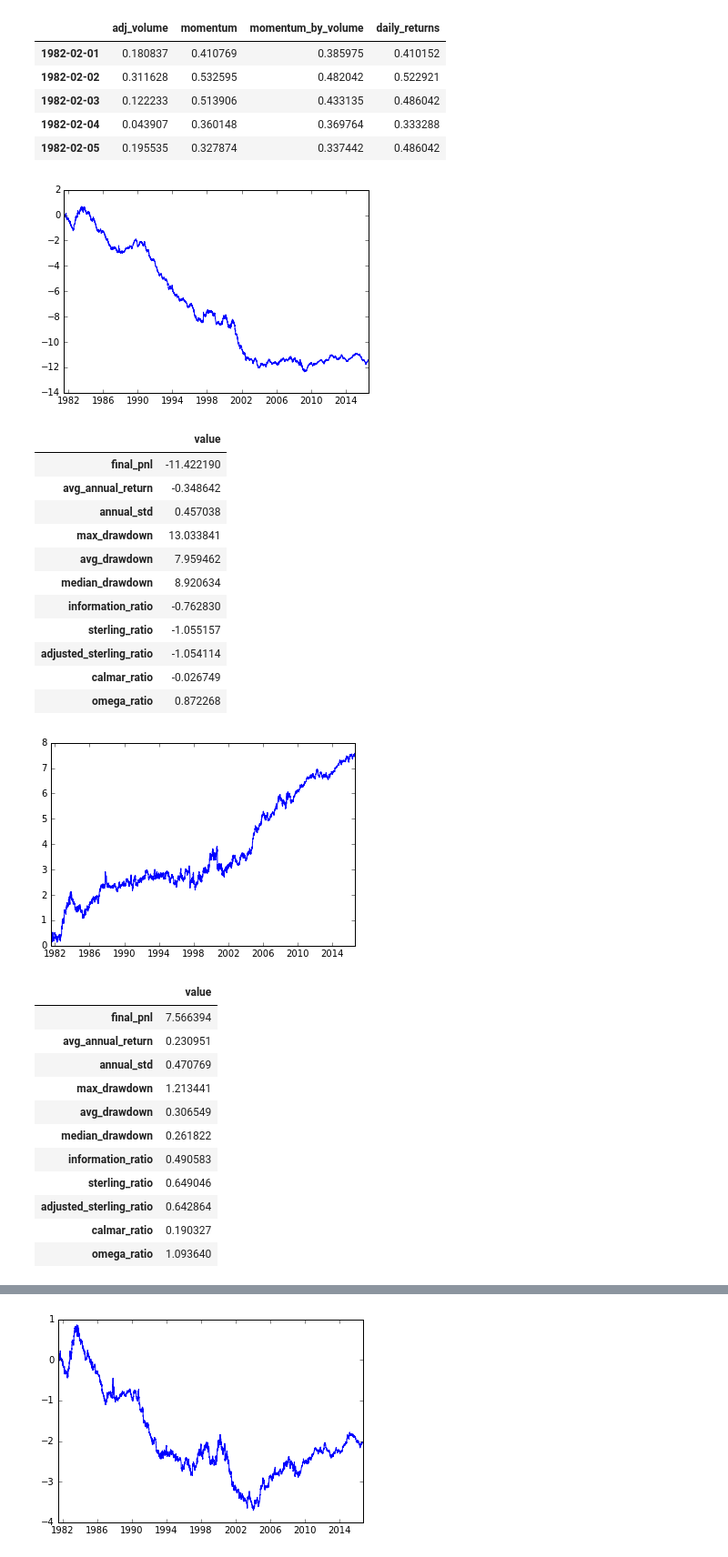
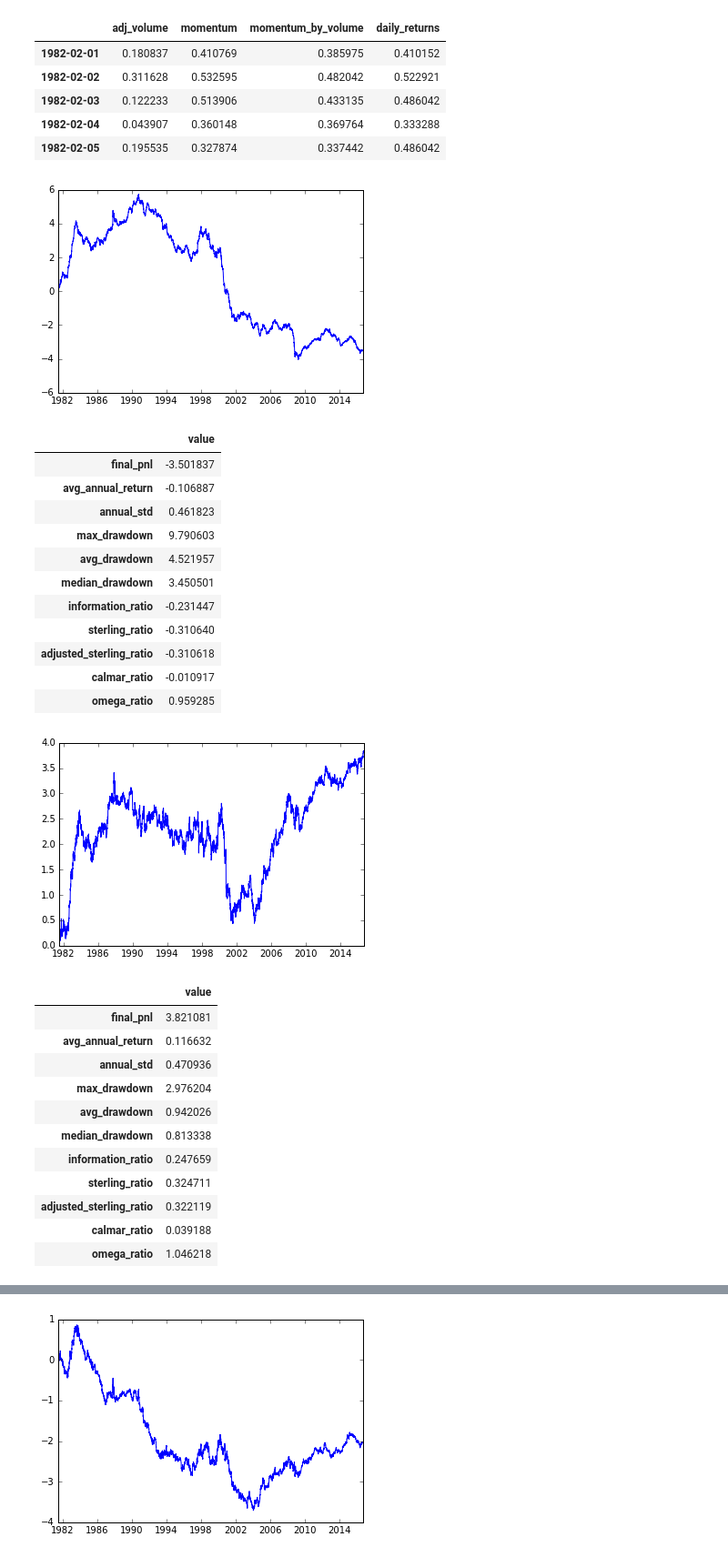
Before and after one commit to DannyZuko/machine-learning, a Jupyter notebook: projects/capstone/notebook.ipynb, the cells around one changed output, grey strips where cells are left out. Shown at 91% size. Cells and saved outputs as stored; diff of their text form; code cells hidden in the pictures.

```diff
--- a/projects/capstone/notebook.ipynb
+++ b/projects/capstone/notebook.ipynb
@@ -638,8 +638,8 @@ def evaluate(pnl):
 # %%
 # run logistic regression
 accuracy_lr, pnl_lr = run_model(linear_model.LogisticRegression(),
-                                X_trains,
-                                X_tests,
+                                scaled_X_trains,
+                                scaled_X_tests,
                                 labels)
 
 # plot graph of cumulative profits with logistic regression model
@@ -647,44 +647,44 @@ plt.plot(np.cumsum(pnl_lr))
 plt.show()
 display(evaluate(pnl_lr))
 # %% [output]
-[figure, old version]
+[figure, new version]
 |  | value |
-| final_pnl | -11.422190 |
-| avg_annual_return | -0.348642 |
-| annual_std | 0.457038 |
-| max_drawdown | 13.033841 |
-| avg_drawdown | 7.959462 |
-| median_drawdown | 8.920634 |
-| information_ratio | -0.762830 |
-| sterling_ratio | -1.055157 |
-| adjusted_sterling_ratio | -1.054114 |
-| calmar_ratio | -0.026749 |
-| omega_ratio | 0.872268 |
+| final_pnl | -3.501837 |
+| avg_annual_return | -0.106887 |
+| annual_std | 0.461823 |
+| max_drawdown | 9.790603 |
+| avg_drawdown | 4.521957 |
+| median_drawdown | 3.450501 |
+| information_ratio | -0.231447 |
+| sterling_ratio | -0.310640 |
+| adjusted_sterling_ratio | -0.310618 |
+| calmar_ratio | -0.010917 |
+| omega_ratio | 0.959285 |
 # %%
 # run support vector machines
 accuracy_svm, pnl_svm = run_model(svm.SVC(),
-                                  X_trains,
-                                  X_tests,
+                                  scaled_X_trains,
+                                  scaled_X_tests,
                                   labels)
 
 # plot graph of cumulative profits with support vector machine model
 plt.plot(np.cumsum(pnl_svm))
 plt.show()
 display(evaluate(pnl_svm))
 # %% [output]
-[figure, old version]
+[figure, new version]
 |  | value |
-| final_pnl | 7.566394 |
-| avg_annual_return | 0.230951 |
-| annual_std | 0.470769 |
-| max_drawdown | 1.213441 |
-| avg_drawdown | 0.306549 |
-| median_drawdown | 0.261822 |
-| information_ratio | 0.490583 |
-| sterling_ratio | 0.649046 |
-| adjusted_sterling_ratio | 0.642864 |
-| calmar_ratio | 0.190327 |
-| omega_ratio | 1.093640 |
+| final_pnl | 3.821081 |
+| avg_annual_return | 0.116632 |
+| annual_std | 0.470936 |
+| max_drawdown | 2.976204 |
+| avg_drawdown | 0.942026 |
+| median_drawdown | 0.813338 |
+| information_ratio | 0.247659 |
+| sterling_ratio | 0.324711 |
+| adjusted_sterling_ratio | 0.322119 |
+| calmar_ratio | 0.039188 |
+| omega_ratio | 1.046218 |
 # %%
 # run nearest neighbor classifier
 accuracy_knn, pnl_knn = run_model(neighbors.KNeighborsClassifier(),
```
Also changed, not shown: parts of 4 cells of this notebook.
